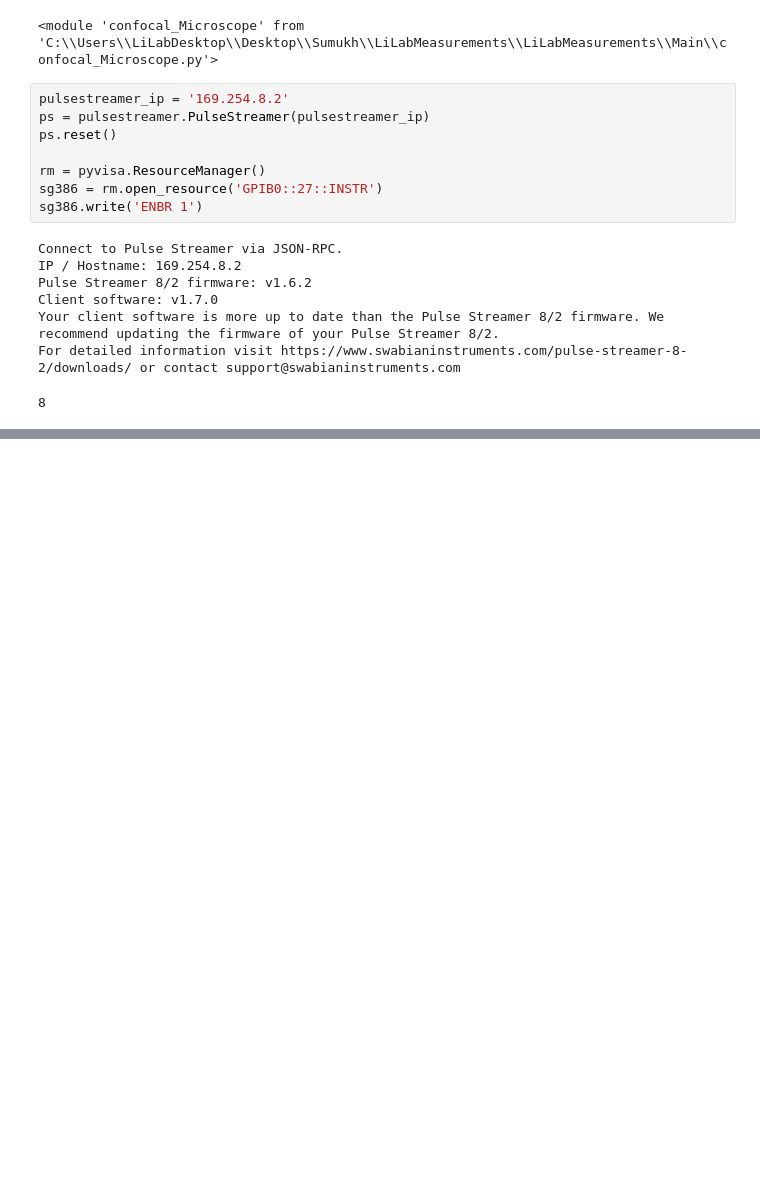
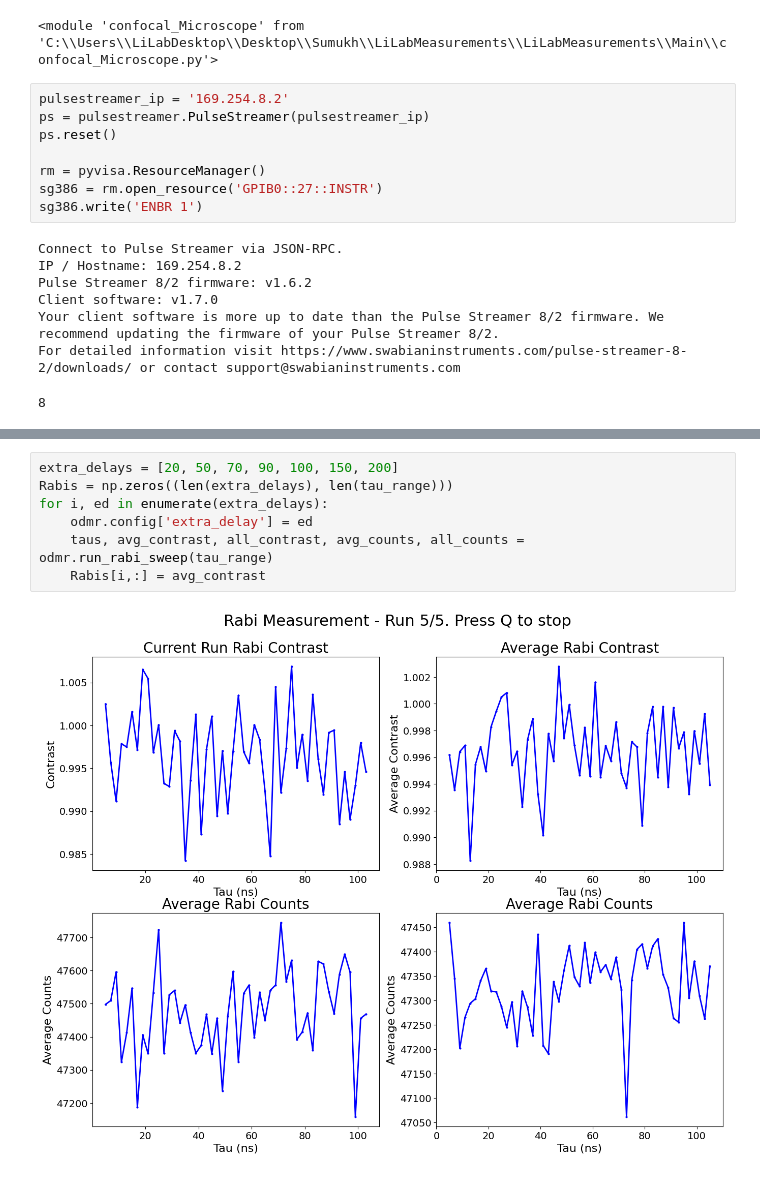
Before and after one commit to sumukhvaidya/LiLabMeasurements, a Jupyter notebook: testing/Example01_Confocal_ODMR.ipynb, the cells around one changed output, grey strips where cells are left out. Saved outputs shown, nothing was run; the diff lists cells and outputs as text; blank space fills up the shorter version.

```diff
--- a/testing/Example01_Confocal_ODMR.ipynb
+++ b/testing/Example01_Confocal_ODMR.ipynb
@@ -88,0 +121,9 @@ freq_range, avg_contrast, all_contrast, avg_counts, all_counts = odmr.run_freque
+# %%
+extra_delays = [20, 50, 70, 90, 100, 150, 200]
+Rabis = np.zeros((len(extra_delays), len(tau_range)))
+for i, ed in enumerate(extra_delays):
+    odmr.config['extra_delay'] = ed
+    taus, avg_contrast, all_contrast, avg_counts, all_counts = odmr.run_rabi_sweep(tau_range)
+    Rabis[i,:] = avg_contrast
+# %% [output]
+[figure, added]
```
Also changed, not shown: parts of 5 cells of this notebook, 1 other file.
